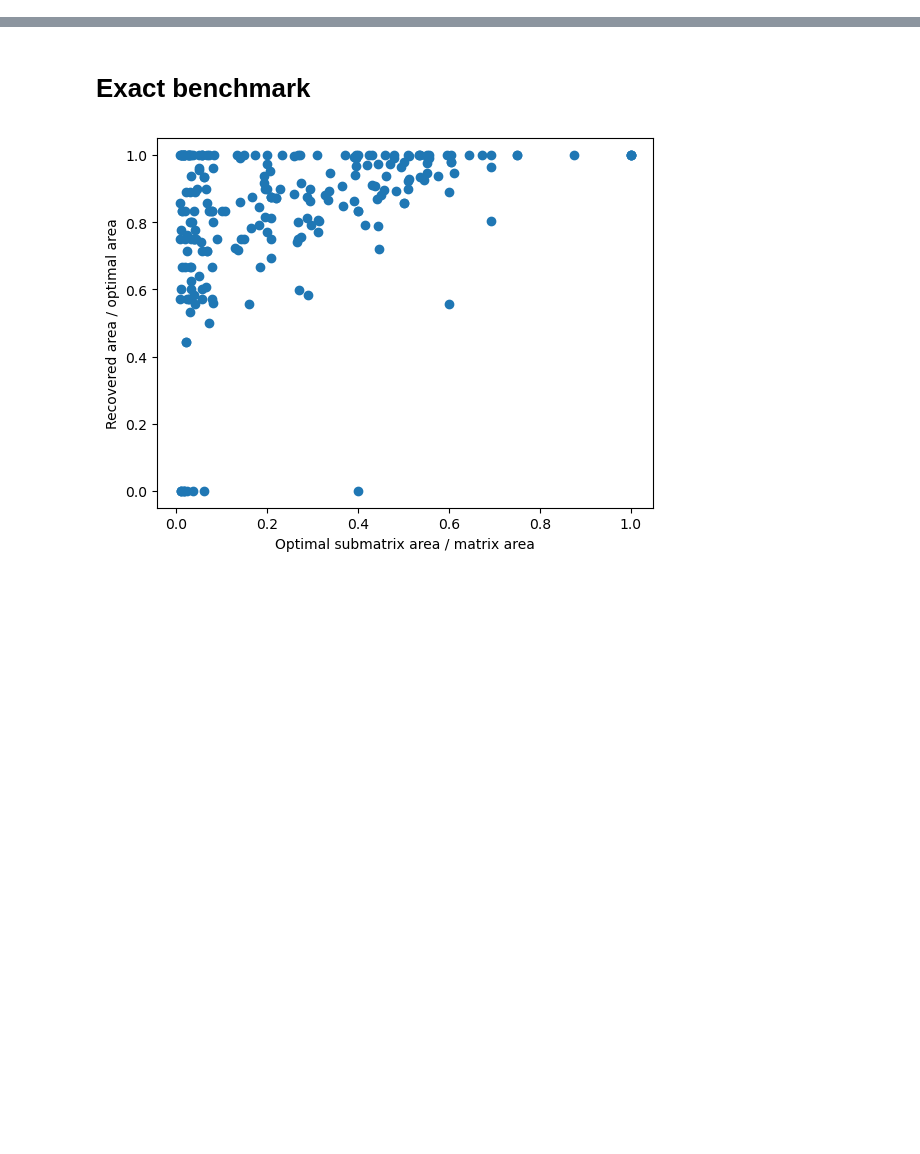
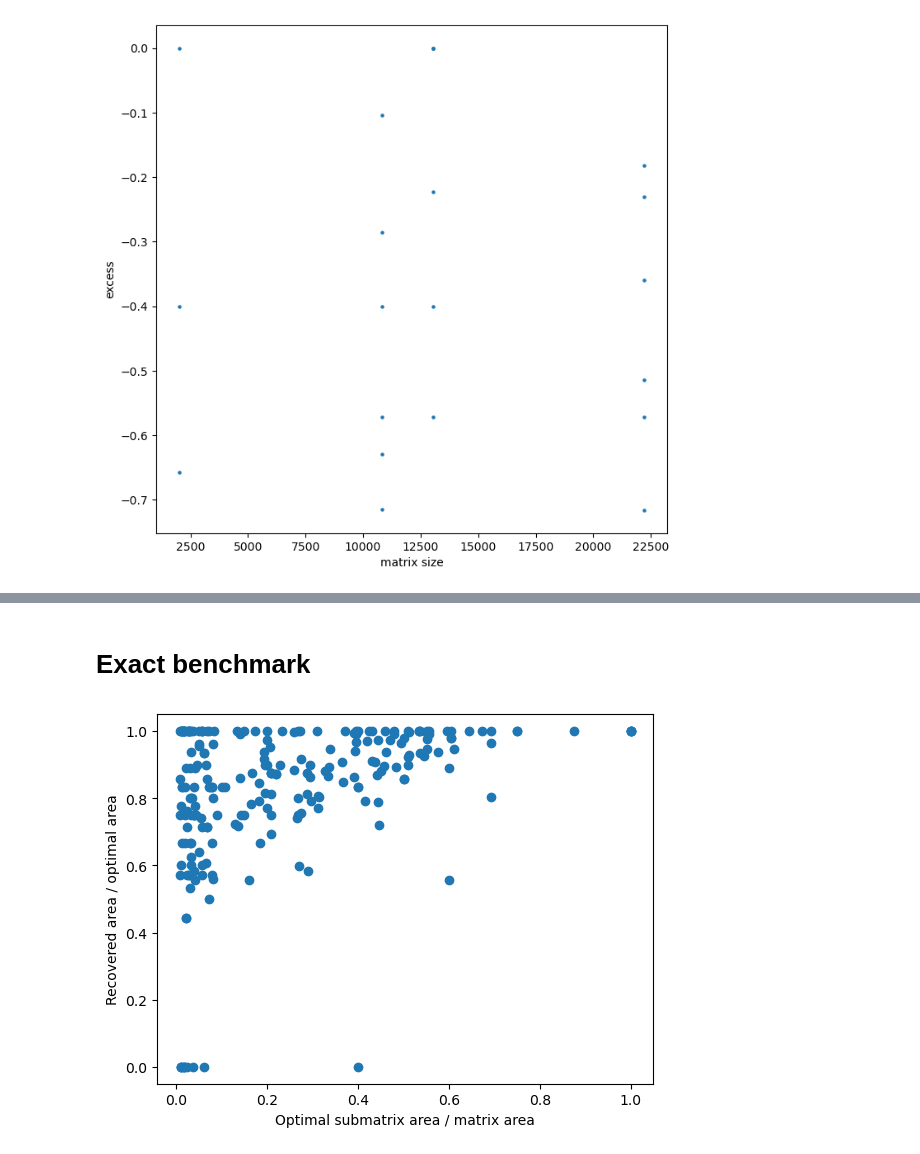
Before and after one commit to reebme/rabbit-holes, a Jupyter notebook: notebooks/01_complete_submatrix.ipynb, the cells around one changed output, grey strips where cells are left out. Cells and saved outputs as stored; diff of their text form; code cells hidden in the pictures; blank space fills up the shorter version.

```diff
--- a/notebooks/01_complete_submatrix.ipynb
+++ b/notebooks/01_complete_submatrix.ipynb
@@ -299,0 +239,13 @@ plt.plot(iter_info[32]["eff_lr"])
+# %%
+distinct_results = []
+
+seeds = results["seed"].unique()
+for seed in seeds:
+    seed_mask = results["seed"] == seed
+    distinct_results.append(distinct_solutions(results[seed_mask]))
+
+distinct_results = pd.concat(distinct_results).reset_index()
+
+# no of cases with no solution found
+no_solutions_no = len(results['seed'].unique()) - len(distinct_results['seed'].unique())
+print(f"No of matrices where no solution was found: {no_solutions_no}")
@@ -299,0 +263,10 @@ plt.plot(iter_info[32]["eff_lr"])
+# %%
+largest_area_results = (
+    distinct_results.loc[distinct_results.groupby(by='seed')['found_area'].idxmax(),
+        ['found_area', 'row_cnt', 'col_cnt', 'time_sec', 'C', 'complete_rows', 'complete_cols', 'missingness', 'big_rows', 'big_cols']
+    ]
+)
+largest_area_results['excess'] = (
+    largest_area_results['found_area'] /
+    (largest_area_results['complete_rows'] * largest_area_results['complete_cols']) - 1
+)
@@ -299,0 +344,15 @@ plt.plot(iter_info[32]["eff_lr"])
+# %%
+largest_area_results['big_area'] = largest_area_results['big_rows'] * largest_area_results['big_cols']
+# %%
+#mask = largest_area_results['excess'] < 3
+#plot_df = largest_area_results[mask]
+mask = largest_area_results['missingness'] == 0.95
+plot_df = largest_area_results[mask]
+
+fig, ax = plt.subplots(figsize=(8,8))
+ax.scatter(plot_df['big_area'], plot_df['excess'], s=5)
+ax.set_xlabel("matrix size")
+ax.set_ylabel("excess")
+plt.show()
+# %% [output]
+[figure, added]
```
Also changed, not shown: parts of 19 cells of this notebook.
